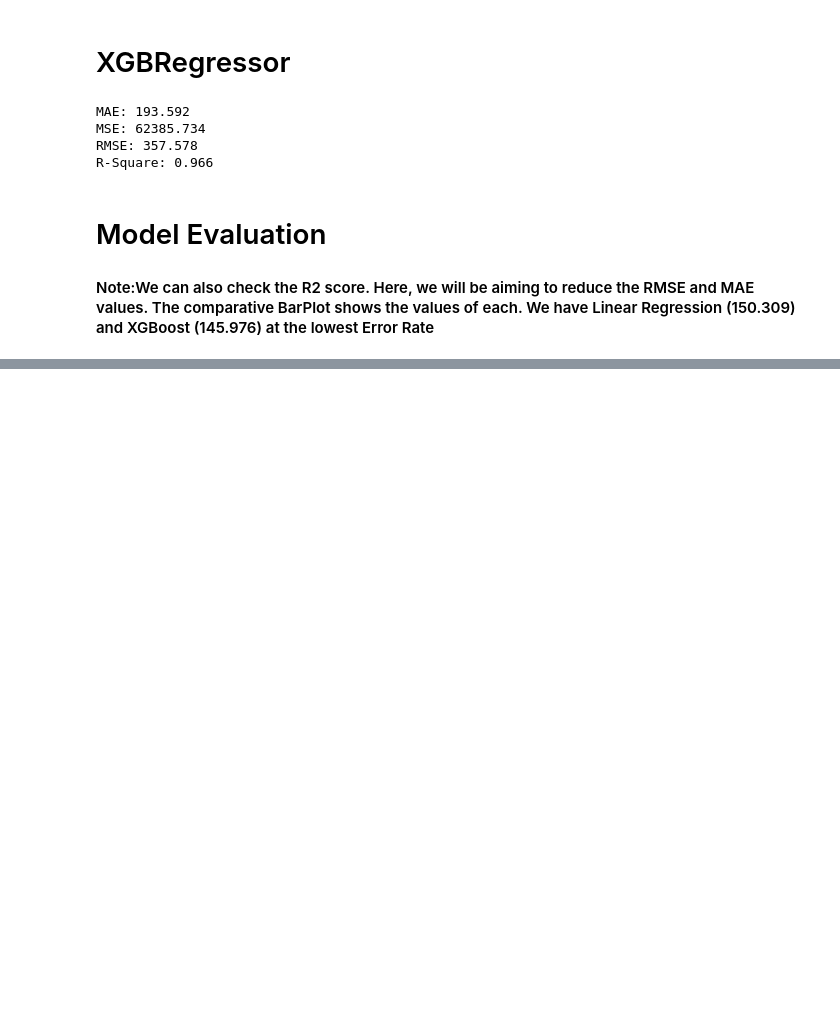
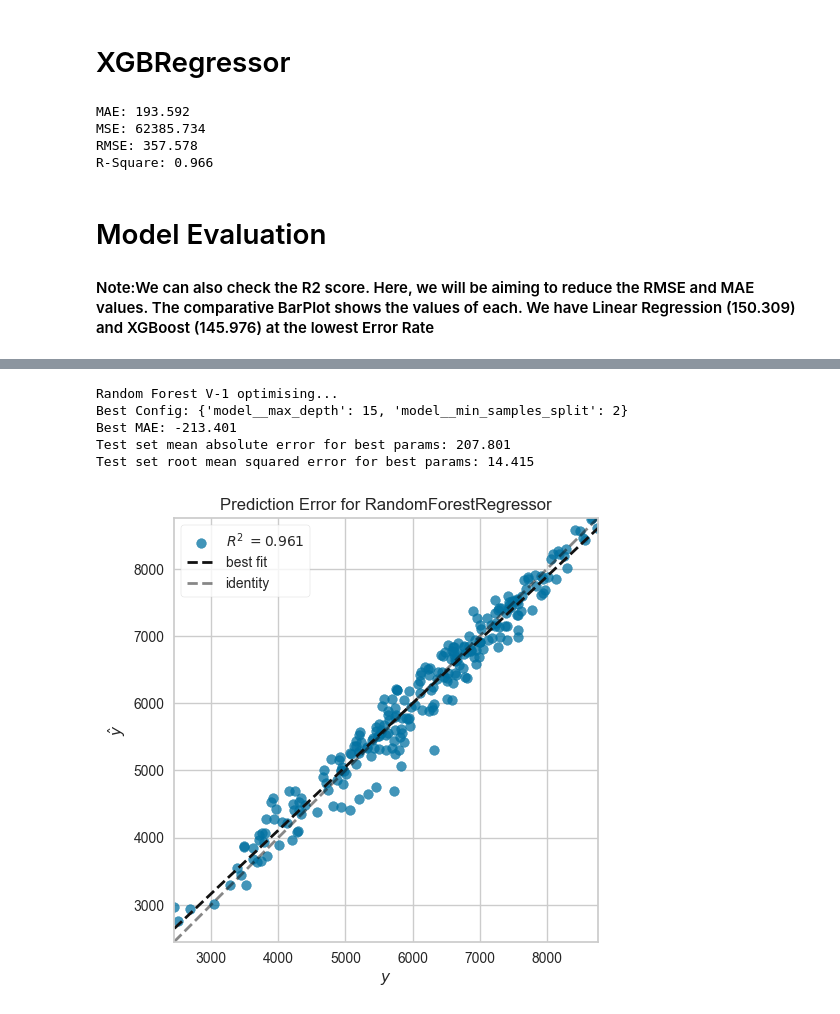
Before and after one commit to tushar2704/Wild_Blueberry_Yield_Prediction, a Jupyter notebook: src/notebooks/Wild Blueberry Yield Prediction.ipynb, the cells around one changed output, grey strips where cells are left out. Saved outputs shown, nothing was run; the diff lists cells and outputs as text; code cells hidden in the pictures; blank space fills up the shorter version.

```diff
--- a/src/notebooks/Wild Blueberry Yield Prediction.ipynb
+++ b/src/notebooks/Wild Blueberry Yield Prediction.ipynb
@@ -592,0 +767,44 @@ R-Square: 0.966
+# %%
+#tuning on rf
+
+grid_params_rf1 = [{
+        'model__max_depth': [15, 18, 10],
+        'model__min_samples_split': [2,5]
+                  }]
+
+RF1 = GridSearchCV(
+    estimator = Pipeline([
+                    ('sel', SelectKBest(score_func=mutual_info_regression, k=7)),
+                    ('model', RandomForestRegressor(random_state=1, criterion='squared_error'))
+                ]),
+            param_grid=grid_params_rf1,
+            scoring='neg_mean_absolute_error',
+            cv=cv,
+            n_jobs= -1)
+
+
+print("Random Forest V-1 optimising...")
+RF1.fit(X_train_fs, y_train)
+print('Best Config: %s' % RF1.best_params_)
+print('Best MAE: %.3f' % RF1.best_score_)
+y_pred_v1_rf1 = RF1.predict(X_test_fs)
+print('Test set mean absolute error for best params: %.3f ' % mean_absolute_error(y_test, y_pred_v1_rf1))
+print('Test set root mean squared error for best params: %.3f ' % np.sqrt(mean_absolute_error(y_test, y_pred_v1_rf1)))
+# %% [output]
+Random Forest V-1 optimising...
+Best Config: {'model__max_depth': 15, 'model__min_samples_split': 2}
+Best MAE: -213.401
+Test set mean absolute error for best params: 207.801
+Test set root mean squared error for best params: 14.415
+# %%
+from yellowbrick.regressor import PredictionError,ResidualsPlot
+best_param_model = RF1.best_estimator_
+# %%
+#Prediction error Plot
+visualizer = PredictionError(best_param_model)
+visualizer.fit(X_train_fs, y_train)
+visualizer.score(X_test_fs, y_test)
+visualizer.show()
+plt.show()
+# %% [output]
+[figure, added]
```
Also changed, not shown: parts of 30 cells of this notebook, 7 other files.
